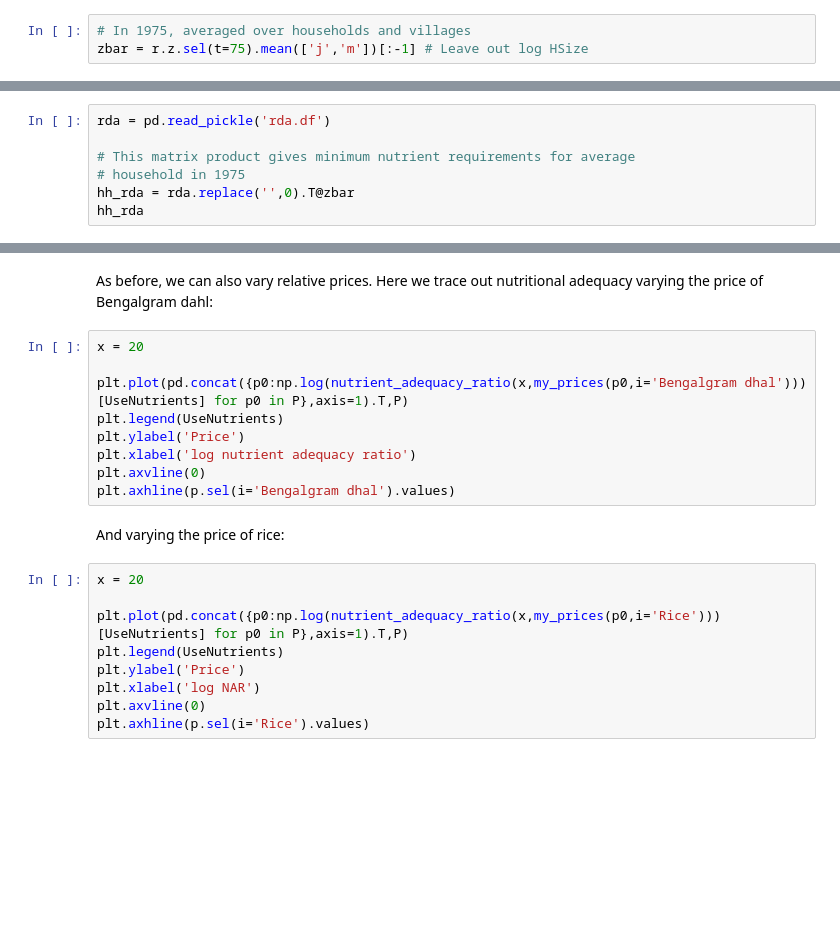
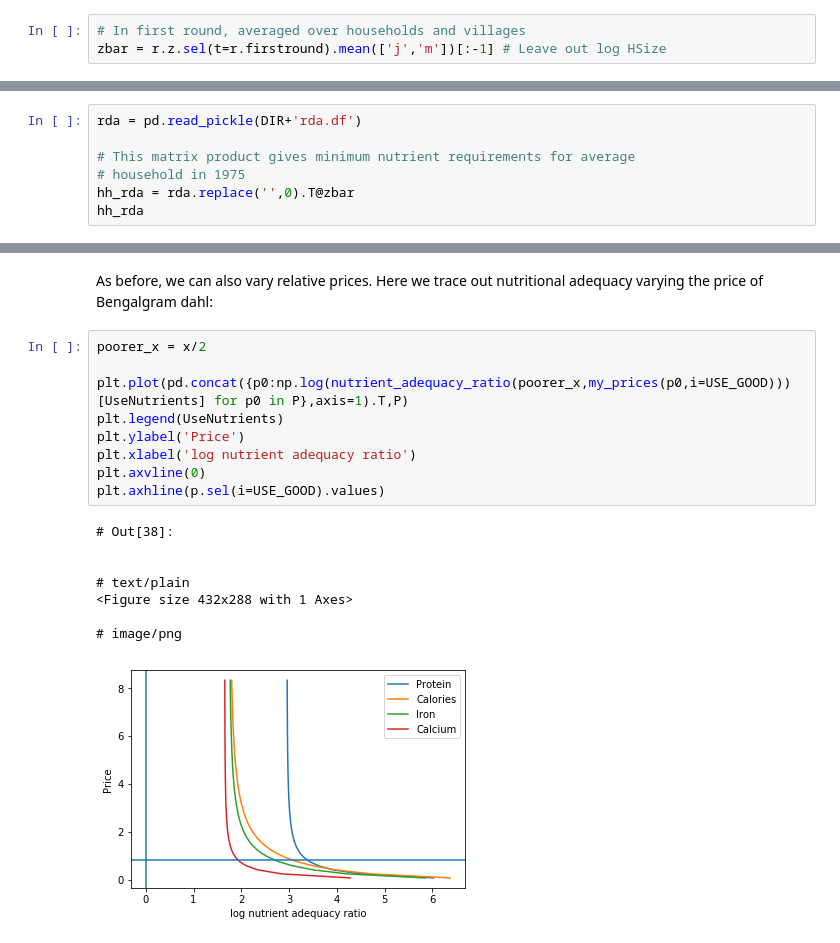
Before and after one commit to ligon/HackingFood, a Jupyter notebook: example_nutrition.ipynb, the cells around one changed output, grey strips where cells are left out. Saved outputs shown, nothing was run; the diff lists cells and outputs as text; blank space fills up the shorter version.

```diff
--- a/example_nutrition.ipynb
+++ b/example_nutrition.ipynb
@@ -156,14 +288,14 @@ Our data on demand and nutrients is at the *household* level; we
 For the average household in the ICRISAT villages, the number of
 different kinds of people can be computed by averaging over households:
 # %%
-# In 1975, averaged over households and villages
-zbar = r.z.sel(t=75).mean(['j','m'])[:-1] # Leave out log HSize
+# In first round, averaged over households and villages
+zbar = r.z.sel(t=r.firstround).mean(['j','m'])[:-1] # Leave out log HSize
 # %% [markdown]
 Now, the inner/dot/matrix product between `zbar` and the `rda`
 DataFrame of requirements will give us minimum requirements for the
 average household:
 # %%
-rda = pd.read_pickle('rda.df')
+rda = pd.read_pickle(DIR+'rda.df')
 
 # This matrix product gives minimum nutrient requirements for average
 # household in 1975
@@ -196,22 +337,20 @@ plt.axhline(0)
 As before, we can also vary relative prices.  Here we trace out
 nutritional adequacy varying the price of Bengalgram dahl:
 # %%
-x = 20
+poorer_x = x/2
 
-plt.plot(pd.concat({p0:np.log(nutrient_adequacy_ratio(x,my_prices(p0,i='Bengalgram dhal')))[UseNutrients] for p0 in P},axis=1).T,P)
+plt.plot(pd.concat({p0:np.log(nutrient_adequacy_ratio(poorer_x,my_prices(p0,i=USE_GOOD)))[UseNutrients] for p0 in P},axis=1).T,P)
 plt.legend(UseNutrients)
 plt.ylabel('Price')
 plt.xlabel('log nutrient adequacy ratio')
 plt.axvline(0)
-plt.axhline(p.sel(i='Bengalgram dhal').values)
+plt.axhline(p.sel(i=USE_GOOD).values)
+# %% [output]
+# Out[38]:
+
+
+# text/plain
+<Figure size 432x288 with 1 Axes>
+
+# image/png
+[figure, added]
-# %% [markdown]
-And varying the price of rice:
-# %%
-x = 20
-
-plt.plot(pd.concat({p0:np.log(nutrient_adequacy_ratio(x,my_prices(p0,i='Rice')))[UseNutrients] for p0 in P},axis=1).T,P)
-plt.legend(UseNutrients)
-plt.ylabel('Price')
-plt.xlabel('log NAR')
-plt.axvline(0)
-plt.axhline(p.sel(i='Rice').values)
```
Also changed, not shown: parts of 16 cells of this notebook, 8 other files.
